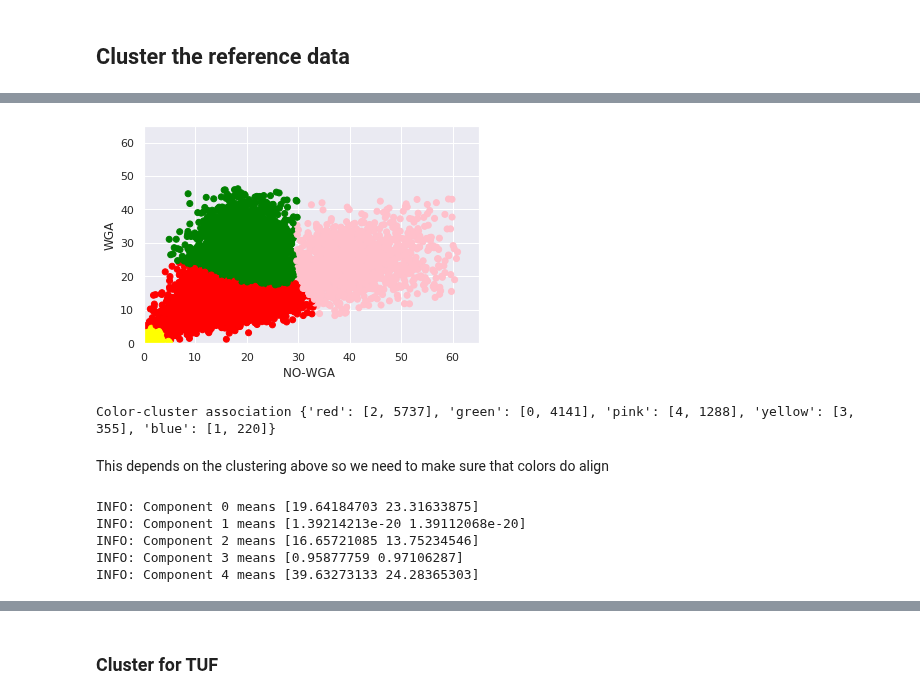
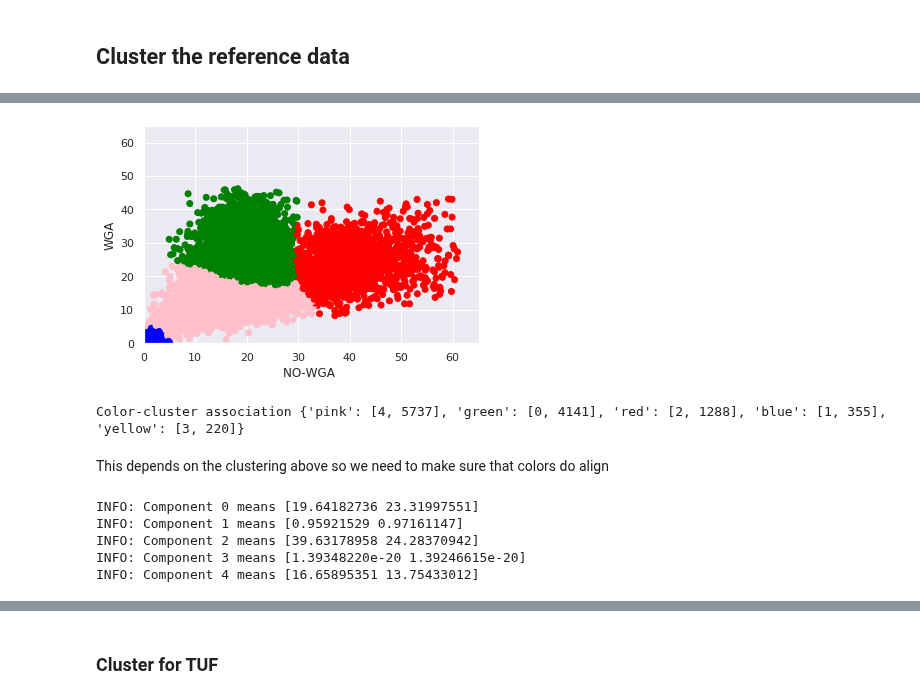
Before and after one commit to pockerman/hidden_markov_modeling, a Jupyter notebook: stories/story_15.ipynb, the cells around one changed output, grey strips where cells are left out. Saved outputs shown, nothing was run; the diff lists cells and outputs as text; code cells hidden in the pictures.

```diff
--- a/stories/story_15.ipynb
+++ b/stories/story_15.ipynb
@@ -142,7 +142,8 @@ def gmm_clustering(clusters, data, cov_type, tol, max_itrs,
 
         print("Len of labels: ", len(labels))
 
-        colors = np.array(['green', 'blue', 'red', 'yellow', 'pink'])
+        colors = np.array(['green', 'blue', 'red',
+                           'yellow', 'pink', 'orange', 'purple'])
 
         # add black color for outliers (if any)
         colors = np.append(colors, ["#000000"])
@@ -192,7 +193,7 @@ assert data.shape == (len(wga_mu), 2)
 # %%
 gmm, labels, color_comp_assoc = gmm_clustering(clusters=5, data=data, tol=1.0e-5,
                                                  cov_type='diag',
-                                                 max_itrs=300, n_init=1,
+                                                 max_itrs=500, n_init=1,
                                                  no_wga_mu=no_wga_mu, wga_mu=wga_mu,
                                                  xlim=(0., 65.0),
                                                  ylim=(0., 65.0))
@@ -203,9 +204,9 @@ BIC:  154276.19190340413
 Len of labels:  11741
-[figure, old version]
+[figure, new version]
 # %%
 print("Color-cluster association", color_comp_assoc)
 # %% [output]
-Color-cluster association {'red': [2, 5737], 'green': [0, 4141], 'pink': [4, 1288], 'yellow': [3, 355], 'blue': [1, 220]}
+Color-cluster association {'pink': [4, 5737], 'green': [0, 4141], 'red': [2, 1288], 'blue': [1, 355], 'yellow': [3, 220]}
 # %% [markdown]
 This depends on the clustering above so we need to make sure that colors do align
 # %%
@@ -216,9 +217,9 @@ for i in range(len(means)):
 
 covariances = gmm.covariances_
 # %% [output]
-INFO: Component 0 means [19.64184703 23.31633875]
-INFO: Component 1 means [1.39214213e-20 1.39112068e-20]
-INFO: Component 2 means [16.65721085 13.75234546]
-INFO: Component 3 means [0.95877759 0.97106287]
-INFO: Component 4 means [39.63273133 24.28365303]
+INFO: Component 0 means [19.64182736 23.31997551]
+INFO: Component 1 means [0.95921529 0.97161147]
+INFO: Component 2 means [39.63178958 24.28370942]
+INFO: Component 3 means [1.39348220e-20 1.39246615e-20]
+INFO: Component 4 means [16.65895351 13.75433012]
 # %%
```
Also changed, not shown: parts of 16 cells of this notebook.
